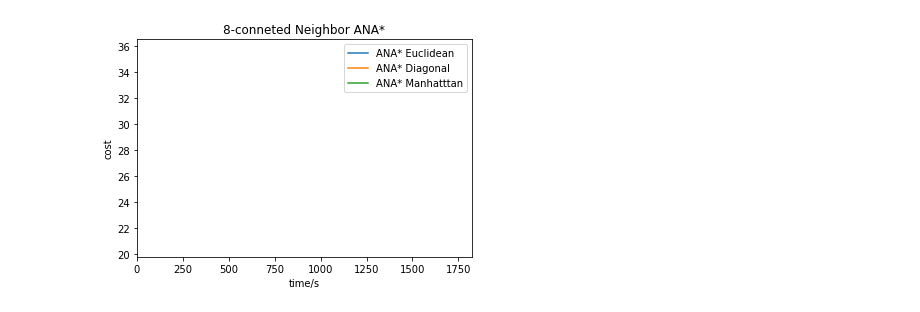
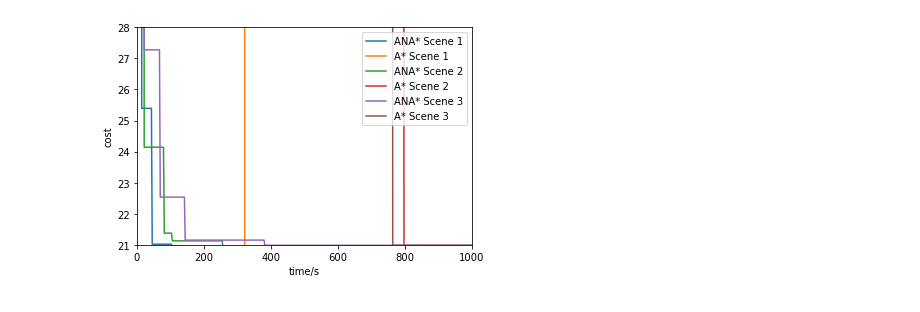
Before and after one commit to tccoin/UM-498-Algo-Robo-ANA, a Jupyter notebook: plot.ipynb, the cells around one changed output. Cells and saved outputs as stored; diff of their text form; code cells hidden in the pictures.

Commit message:
update the script for  plotting

```diff
--- a/plot.ipynb
+++ b/plot.ipynb
@@ -84,6 +84,12 @@ titles = [
     '8-conneted Neighbor A*',
     '8-conneted Neighbor ANA*',
 ]
+filenames = [
+    '4 conneted Neighbor A',
+    '4 conneted Neighbor ANA',
+    '8 conneted Neighbor A',
+    '8 conneted Neighbor ANA',
+]
 for i, data in enumerate([data4_astar, data4_ana, data8_astar, data8_ana]):
     legend_list = []
     cost_min = []
@@ -98,13 +104,13 @@ for i, data in enumerate([data4_astar, data4_ana, data8_astar, data8_ana]):
         time_min+=[min(value['time'])]
         print(label,value)
         plot_log(value['time'], value['cost'])
-    plt.legend(legend_list)
+    plt.legend(legend_list, loc='upper right')
     plt.xlim([max(min(time_min)-50,0), max(time_max)+200])
     plt.ylim([min(cost_min)*0.95, max(cost_max)*1.3])
     plt.title(titles[i])
     plt.ylabel("cost")
     plt.xlabel("time/s")
-    plt.savefig('dist/graph/{}.png'.format(titles[i]), dpi=200)
+    plt.savefig(filenames[i]+'.png', dpi=200)
     plt.show()
 # %% [output]
 A* Euclidean {'cost': [23.70000000000006], 'time': [671.5871953964233]}
@@ -126,30 +132,29 @@ ANA* Manhatttan {'cost': [28.099999999999966, 25.09999999999996, 24.499999999999
 # %%
 #19774 54010 80105
 cost_ana=[25.39360748630712, 21.01959594928931, 20.878174593052]
 time_ana=[12.710191249847412, 43.762537479400635, 103.39052987098694]
 cost_astar=[20.878174593052]
 time_astar=[321.4714002609253]
-plot_log(cost_ana, time_ana)
-plot_log(cost_astar, time_astar)
+plot_log(time_ana, cost_ana)
+plot_log(time_astar, cost_astar)
 cost_ana=[24.14091629284897, 21.375230867899717, 21.12670273047587, 20.902438661763938, 20.829646455628158]
 time_ana=[20.85636806488037, 81.13035702705383, 104.21405410766602, 256.55364656448364, 418.79215955734253]
 cost_astar=[20.829646455628158]
 time_astar=[796.3069949150085]
-plot_log(cost_ana, time_ana)
-plot_log(cost_astar, time_astar)
+plot_log(time_ana, cost_ana)
+plot_log(time_astar, cost_astar)
 cost_ana=[27.27645019878173, 22.5350288425444, 21.150966799187792, 20.98528137423854]
 time_ana=[20.646108388900757, 69.36026859283447, 141.86258959770203, 381.63839316368103]
 cost_astar=[20.985281374238546]
 time_astar=[762.8647191524506]
-plot_log(cost_ana, time_ana)
-plot_log(cost_astar, time_astar)
-plt.legend(legend_list)
-plt.xlim([max(min(time_min)-50,0), max(time_max)+200])
-plt.ylim([min(cost_min)*0.95, max(cost_max)*1.3])
-plt.title(titles[i])
+plot_log(time_ana, cost_ana)
+plot_log(time_astar, cost_astar)
+plt.legend(['ANA* Scene 1','A* Scene 1','ANA* Scene 2','A* Scene 2','ANA* Scene 3','A* Scene 3'], loc='upper right')
+plt.xlim([0,1000])
+plt.ylim([21,28])
 plt.ylabel("cost")
 plt.xlabel("time/s")
-plt.savefig('dist/graph/{}.png'.format(titles[i]), dpi=200)
+plt.savefig('cost'.format(titles[i]), dpi=200)
 plt.show()
 # %% [output]
-[figure, old version]
+[figure, new version]
```
Also changed, not shown: parts of 1 cell of this notebook.
